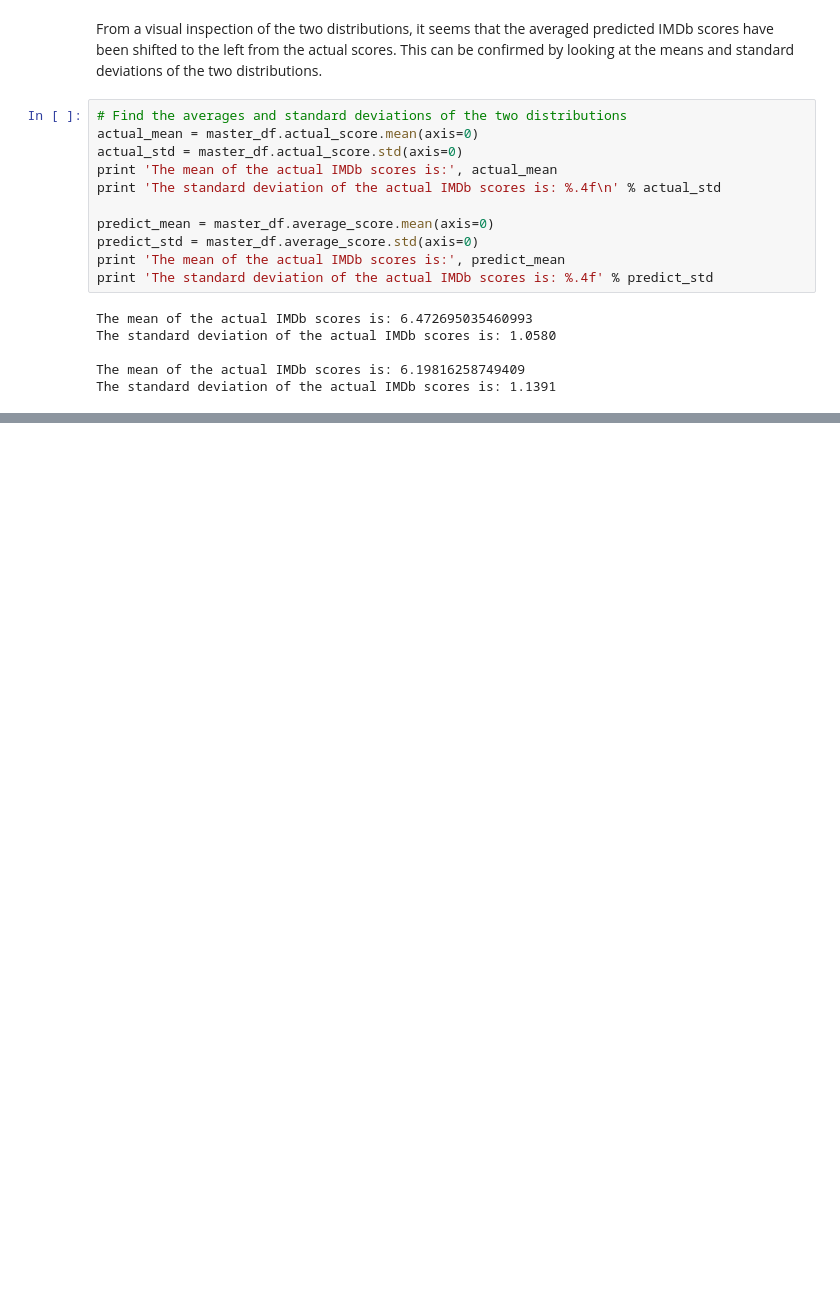
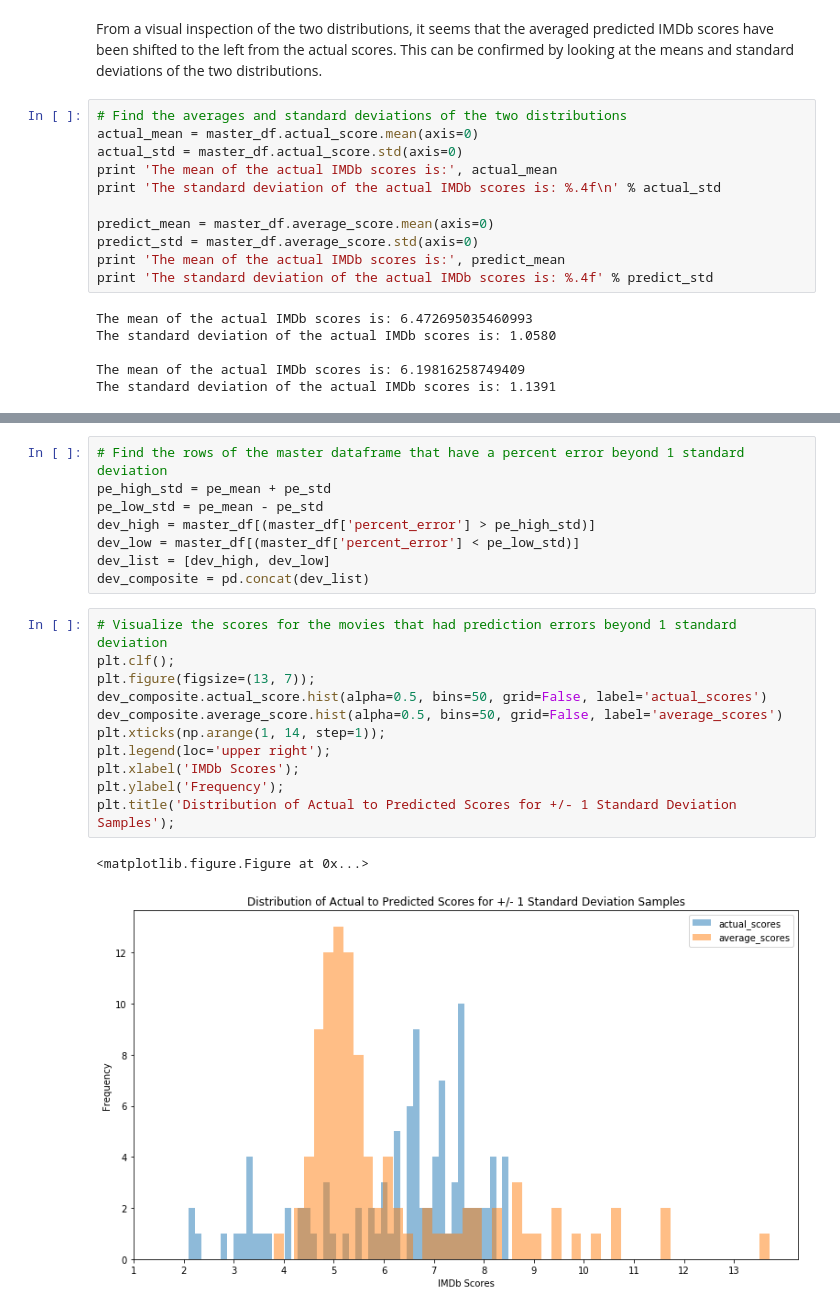
Before and after one commit to gestalt-howard/IMDb_Predictor, a Jupyter notebook: imdb_analysis.ipynb, the cells around one changed output, grey strips where cells are left out. Drawn from its saved outputs; the diff is of its cells as text; blank space fills up the shorter version.

```diff
--- a/imdb_analysis.ipynb
+++ b/imdb_analysis.ipynb
@@ -168,0 +264,22 @@ Overachiving status:
+# %%
+# Find the rows of the master dataframe that have a percent error beyond 1 standard deviation
+pe_high_std = pe_mean + pe_std
+pe_low_std = pe_mean - pe_std
+dev_high = master_df[(master_df['percent_error'] > pe_high_std)]
+dev_low = master_df[(master_df['percent_error'] < pe_low_std)]
+dev_list = [dev_high, dev_low]
+dev_composite = pd.concat(dev_list)
+# %%
+# Visualize the scores for the movies that had prediction errors beyond 1 standard deviation
+plt.clf();
+plt.figure(figsize=(13, 7));
+dev_composite.actual_score.hist(alpha=0.5, bins=50, grid=False, label='actual_scores')
+dev_composite.average_score.hist(alpha=0.5, bins=50, grid=False, label='average_scores')
+plt.xticks(np.arange(1, 14, step=1));
+plt.legend(loc='upper right');
+plt.xlabel('IMDb Scores');
+plt.ylabel('Frequency');
+plt.title('Distribution of Actual to Predicted Scores for +/- 1 Standard Deviation Samples');
+# %% [output]
+<matplotlib.figure.Figure at 0x...>
+[figure, added]
```
Also changed, not shown: parts of 36 cells of this notebook, 2 other files.
